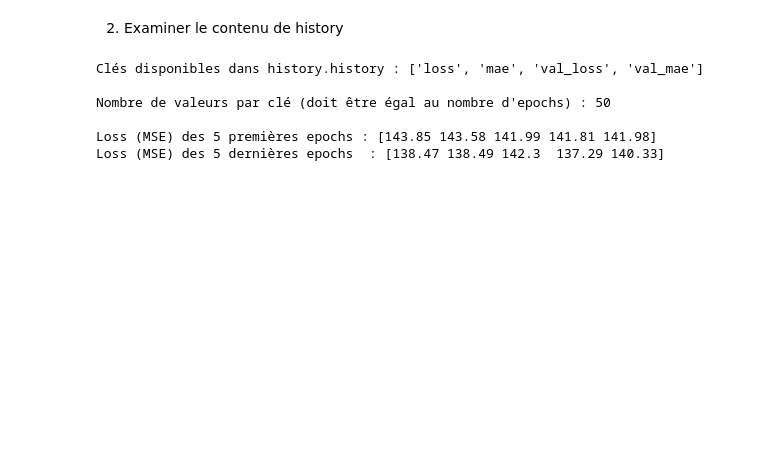
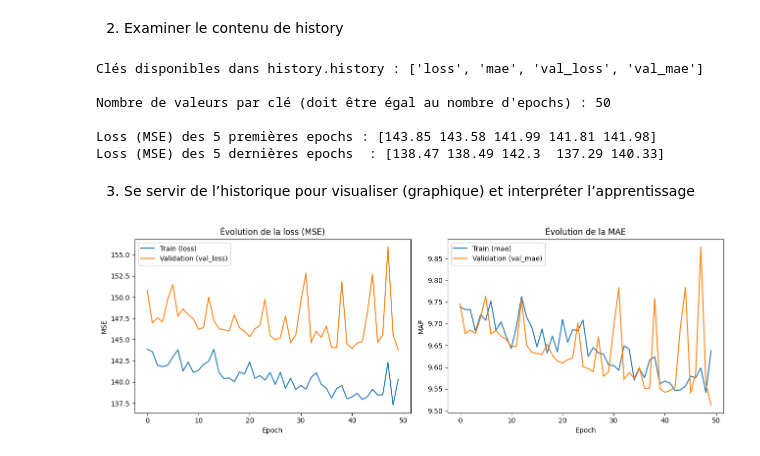
Before and after one commit to Youssoupha-ndiaye/TP_tensorflow_ODC_IA, a Jupyter notebook: atelier_tensorflow_iot/notebooks/atelier_tensorflow_iot.ipynb, the cells around one changed output. Saved outputs shown, nothing was run; the diff lists cells and outputs as text; code cells hidden in the pictures; blank space fills up the shorter version.

Commit message:
Partie 5 : Question 3 : l’historique pour visualiser (graphique) et interpréter l’apprentissage

```diff
--- a/atelier_tensorflow_iot/notebooks/atelier_tensorflow_iot.ipynb
+++ b/atelier_tensorflow_iot/notebooks/atelier_tensorflow_iot.ipynb
@@ -328,3 +328,27 @@ Nombre de valeurs par clé (doit être égal au nombre d'epochs) : 50
 
 Loss (MSE) des 5 premières epochs : [143.85 143.58 141.99 141.81 141.98]
 Loss (MSE) des 5 dernières epochs  : [138.47 138.49 142.3  137.29 140.33]
+# %% [markdown]
+3) Se servir de l’historique pour visualiser (graphique) et interpréter l’apprentissage
+# %%
+# Alors nous allons visualiser l'évolution de la loss (MSE) et l'évolution de la MAE de l'epoch
+fig, axes = plt.subplots(1, 2, figsize=(13, 4.5))
+
+axes[0].plot(history.history["loss"], label="Train (loss)")
+axes[0].plot(history.history["val_loss"], label="Validation (val_loss)")
+axes[0].set_xlabel("Epoch")
+axes[0].set_ylabel("MSE")
+axes[0].set_title("Évolution de la loss (MSE)")
+axes[0].legend()
+
+axes[1].plot(history.history["mae"], label="Train (mae)")
+axes[1].plot(history.history["val_mae"], label="Validation (val_mae)")
+axes[1].set_xlabel("Epoch")
+axes[1].set_ylabel("MAE")
+axes[1].set_title("Évolution de la MAE")
+axes[1].legend()
+
+plt.tight_layout()
+plt.show()
+# %% [output]
+[figure, added]
```
